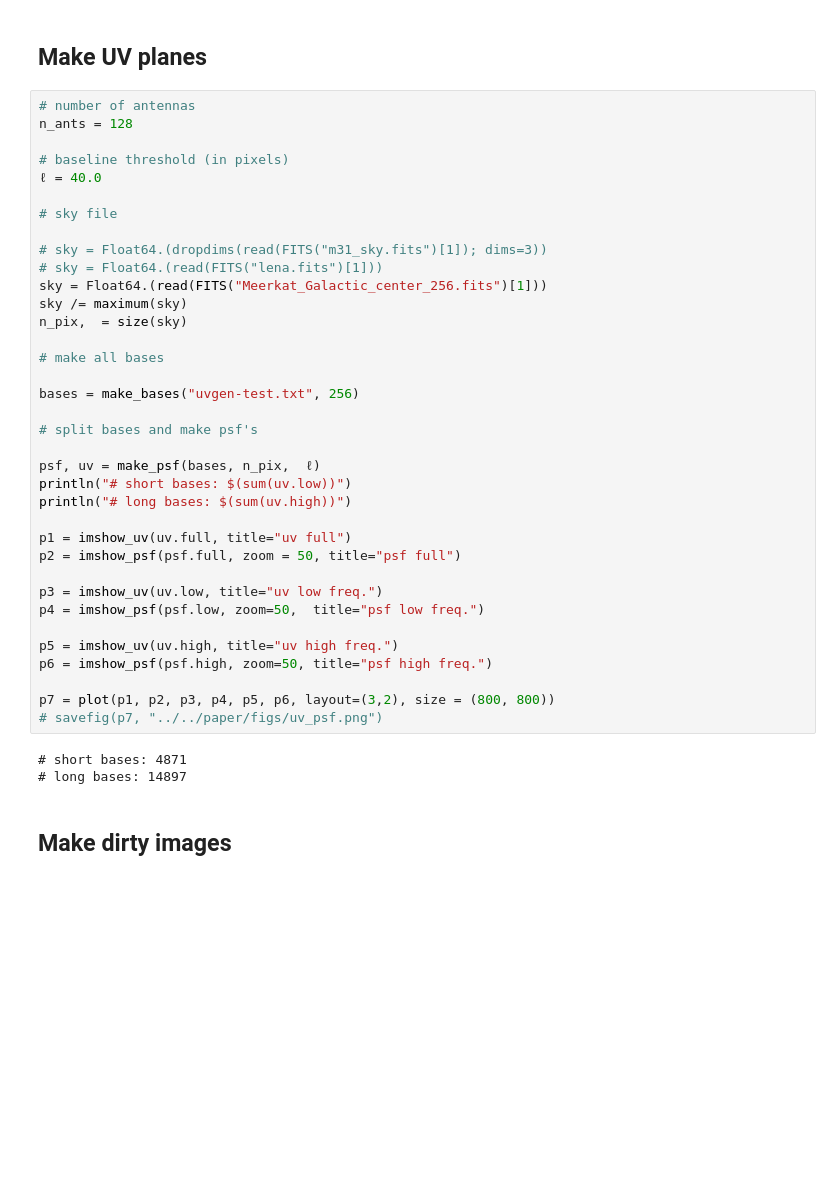
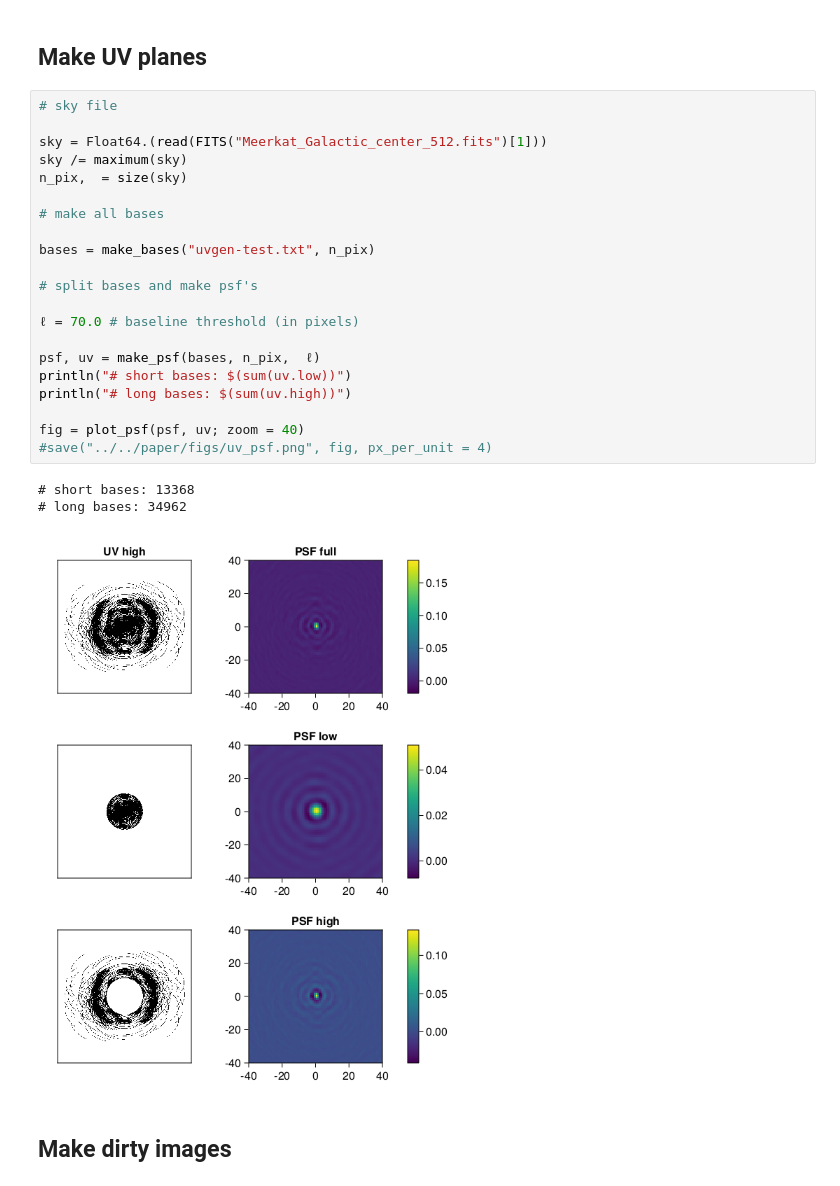
Before and after one commit to andferrari/DeconvMultiStep.jl, a Jupyter notebook: notebooks/main_meerkat.ipynb, the cells around one changed output. Drawn from its saved outputs; the diff is of its cells as text; blank space fills up the shorter version.

```diff
--- a/notebooks/main_meerkat.ipynb
+++ b/notebooks/main_meerkat.ipynb
@@ -18,44 +14,30 @@ TaskLocalRNG()
 # %% [markdown]
 ## Make UV planes
 # %%
-# number of antennas
-n_ants = 128
-
-# baseline threshold (in pixels)
-ℓ = 40.0
-
 # sky file
 
-# sky = Float64.(dropdims(read(FITS("m31_sky.fits")[1]); dims=3))
-# sky = Float64.(read(FITS("lena.fits")[1]))
-sky = Float64.(read(FITS("Meerkat_Galactic_center_256.fits")[1]))
+sky = Float64.(read(FITS("Meerkat_Galactic_center_512.fits")[1]))
 sky /= maximum(sky)
 n_pix,  = size(sky)
 
 # make all bases
 
-bases = make_bases("uvgen-test.txt", 256)
+bases = make_bases("uvgen-test.txt", n_pix)
 
 # split bases and make psf's
+
+ℓ = 70.0 # baseline threshold (in pixels)
 
 psf, uv = make_psf(bases, n_pix,  ℓ)
 println("# short bases: $(sum(uv.low))")
 println("# long bases: $(sum(uv.high))")
 
-p1 = imshow_uv(uv.full, title="uv full")
-p2 = imshow_psf(psf.full, zoom = 50, title="psf full")
-
-p3 = imshow_uv(uv.low, title="uv low freq.")
-p4 = imshow_psf(psf.low, zoom=50,  title="psf low freq.")
-
-p5 = imshow_uv(uv.high, title="uv high freq.")
-p6 = imshow_psf(psf.high, zoom=50, title="psf high freq.")
-
-p7 = plot(p1, p2, p3, p4, p5, p6, layout=(3,2), size = (800, 800))
-# savefig(p7, "../../paper/figs/uv_psf.png")
+fig = plot_psf(psf, uv; zoom = 40)
+#save("../../paper/figs/uv_psf.png", fig, px_per_unit = 4)
 # %% [output]
-# short bases: 4871
-# long bases: 14897
+# short bases: 13368
+# long bases: 34962
+[figure, added]
 # %% [markdown]
 ## Make dirty images
 # %%
```
Also changed, not shown: parts of 8 cells of this notebook, 3 other files.
